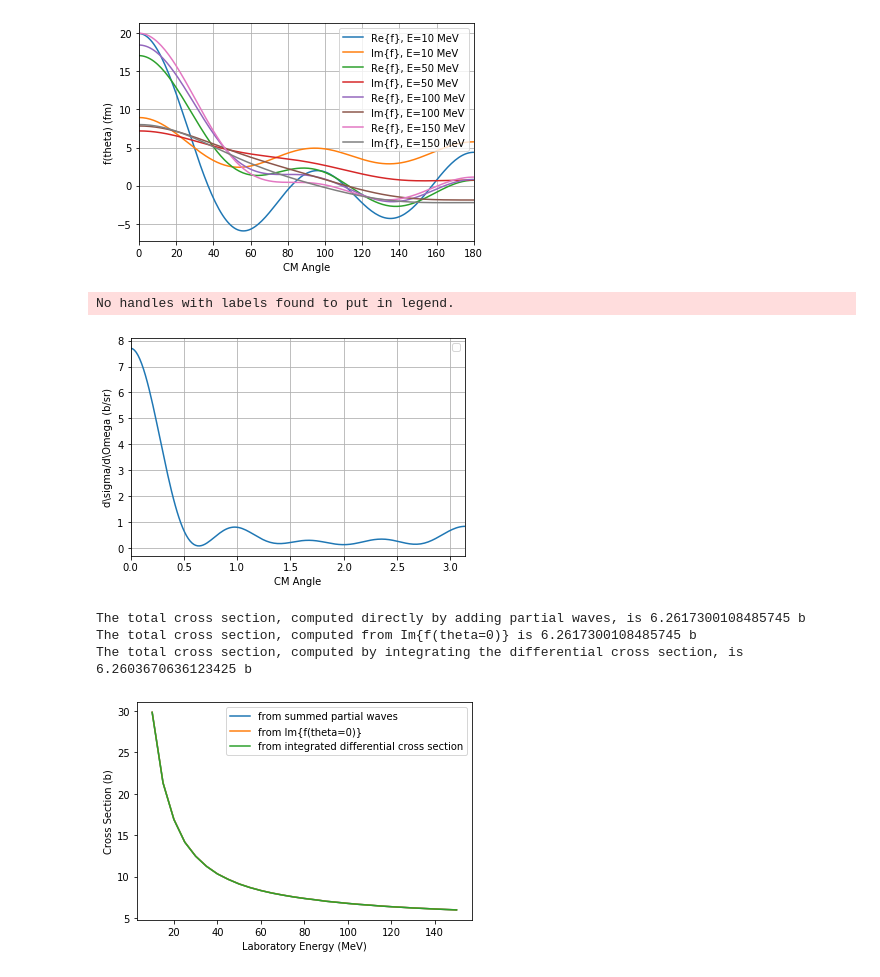
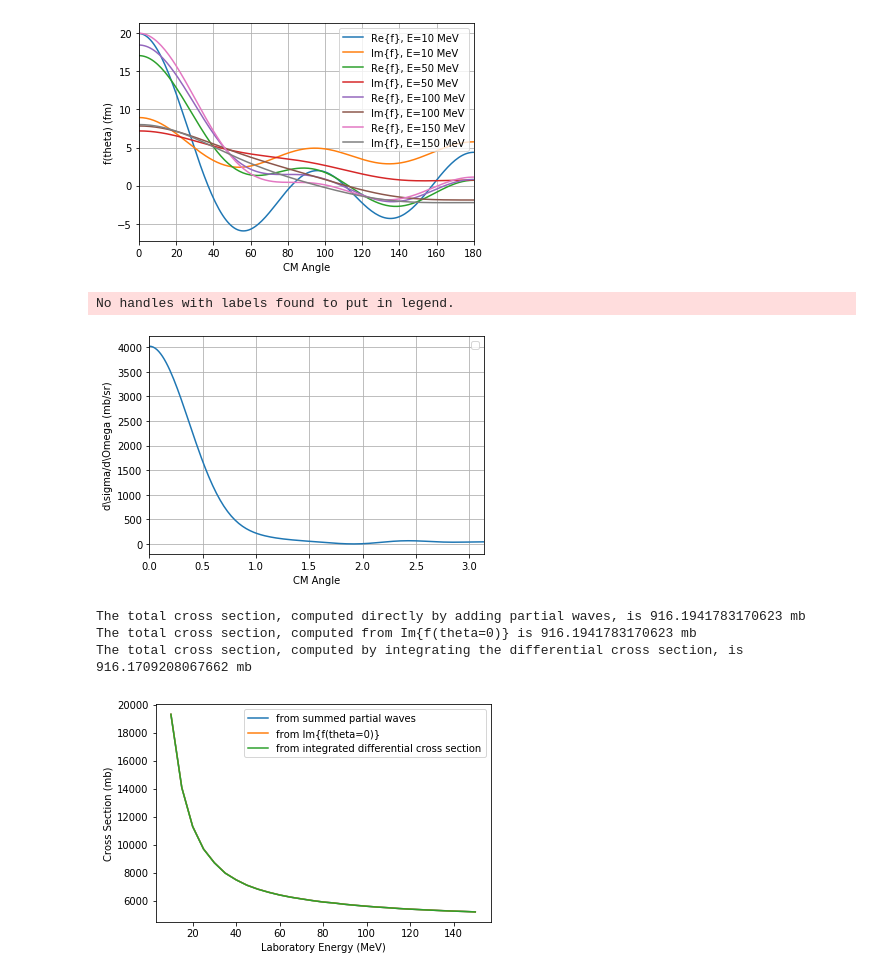
Before and after one commit to ChadUmmel/TALENT, a Jupyter notebook: numerov.ipynb, the cells around one changed output. Cells and saved outputs as stored; diff of their text form; code cells hidden in the pictures.

Commit message:
Checked outputs against FRESCO. Phase shifts agree but cross sections do not.  We are unsure why

```diff
--- a/numerov.ipynb
+++ b/numerov.ipynb
@@ -75,6 +78,7 @@ def phaseshift(E,l):
     return(r,Veff,k,u,deltal)
 # %%
 #Compute the angular distribution from the phaseshift
+#FRESCO indicates we're off by some constant factor in this subroutine
 def amp(E,lmax):
     theta=np.linspace(0,math.pi,181)
     deltal=np.zeros(lmax+1)
@@ -92,9 +96,9 @@ def amp(E,lmax):
         fim[l]=1/knorm*(2*l+1)*(math.sin(deltal[l]))**2*Pl(np.cos(theta))
         fretot = fretot+fre[l]
         fimtot = fimtot+fim[l]
-        cs_partial = cs_partial+4*math.pi/knorm**2*(2*l+1)*(math.sin(deltal[l]))**2/100
-    cs_im = 4*math.pi/knorm*fimtot[0]/100
-    ang=(fretot**2+fimtot**2)/100 #Convert from fm^-2 to b
+        cs_partial = cs_partial+4*math.pi/(knorm**2)*(2*l+1)*((math.sin(deltal[l]))**2)*10
+    cs_im = 4*math.pi/knorm*fimtot[0]*10
+    ang=(fretot**2+fimtot**2)*10 #Convert from fm^-2 to mb
     return(theta,fretot,fimtot,ang,cs_partial,cs_im)
 # %%
 #Get the total, integrated cross section using a trapezoidal integral
@@ -197,33 +202,33 @@ plt.legend();
 [figure]
 # %%
 #Debugging cell to check angular distribution plot
-E=5
+E=100.1
 lmax=4
 (theta,fre,fim,ang,cs_partial,cs_im)=amp(E,lmax)
 plt.plot(theta,ang)
 plt.grid()
 plt.xlim(0,math.pi)
 plt.xlabel("CM Angle")
-plt.ylabel("d\sigma/d\Omega (b/sr)")
+plt.ylabel("d\sigma/d\Omega (mb/sr)")
 plt.legend();
 # %% [output]
 No handles with labels found to put in legend.
-[figure, old version]
+[figure, new version]
 # %%
 #Debugging cell to check total integrated cross section in mb
-E=5
-lmax=4
+E=100.1
+lmax=0
 (cs_partial,cs_im,cs_int)=cstot(E,lmax)
-print("The total cross section, computed directly by adding partial waves, is %s b" %cs_partial)
-print("The total cross section, computed from Im{f(theta=0)} is %s b" %cs_im)
-print("The total cross section, computed by integrating the differential cross section, is %s b" %cs_int)
+print("The total cross section, computed directly by adding partial waves, is %s mb" %cs_partial)
+print("The total cross section, computed from Im{f(theta=0)} is %s mb" %cs_im)
+print("The total cross section, computed by integrating the differential cross section, is %s mb" %cs_int)
 # %% [output]
-The total cross section, computed directly by adding partial waves, is 6.2617300108485745 b
-The total cross section, computed from Im{f(theta=0)} is 6.2617300108485745 b
-The total cross section, computed by integrating the differential cross section, is 6.2603670636123425 b
+The total cross section, computed directly by adding partial waves, is 916.1941783170623 mb
+The total cross section, computed from Im{f(theta=0)} is 916.1941783170623 mb
+The total cross section, computed by integrating the differential cross section, is 916.1709208067662 mb
 # %%
 #Plot the total cross section vs. energy
-lmax=8 #Note that convergence is not observed for lmax<7
+lmax=7 #Note that convergence is not observed for lmax<7
 E = np.linspace(10,150,int((150-10)/5+1))
 cs_partial = np.zeros(len(E))
 cs_im = np.zeros(len(E))
@@ -234,7 +239,7 @@ plt.plot(E,cs_partial,label="from summed partial waves")
 plt.plot(E,cs_im,label="from Im{f(theta=0)}")
 plt.plot(E,cs_int,label="from integrated differential cross section")
 plt.xlabel("Laboratory Energy (MeV)")
-plt.ylabel("Cross Section (b)")
+plt.ylabel("Cross Section (mb)")
 plt.legend();
 # %% [output]
-[figure, old version]
+[figure, new version]
```
Also changed, not shown: parts of 2 cells of this notebook.
